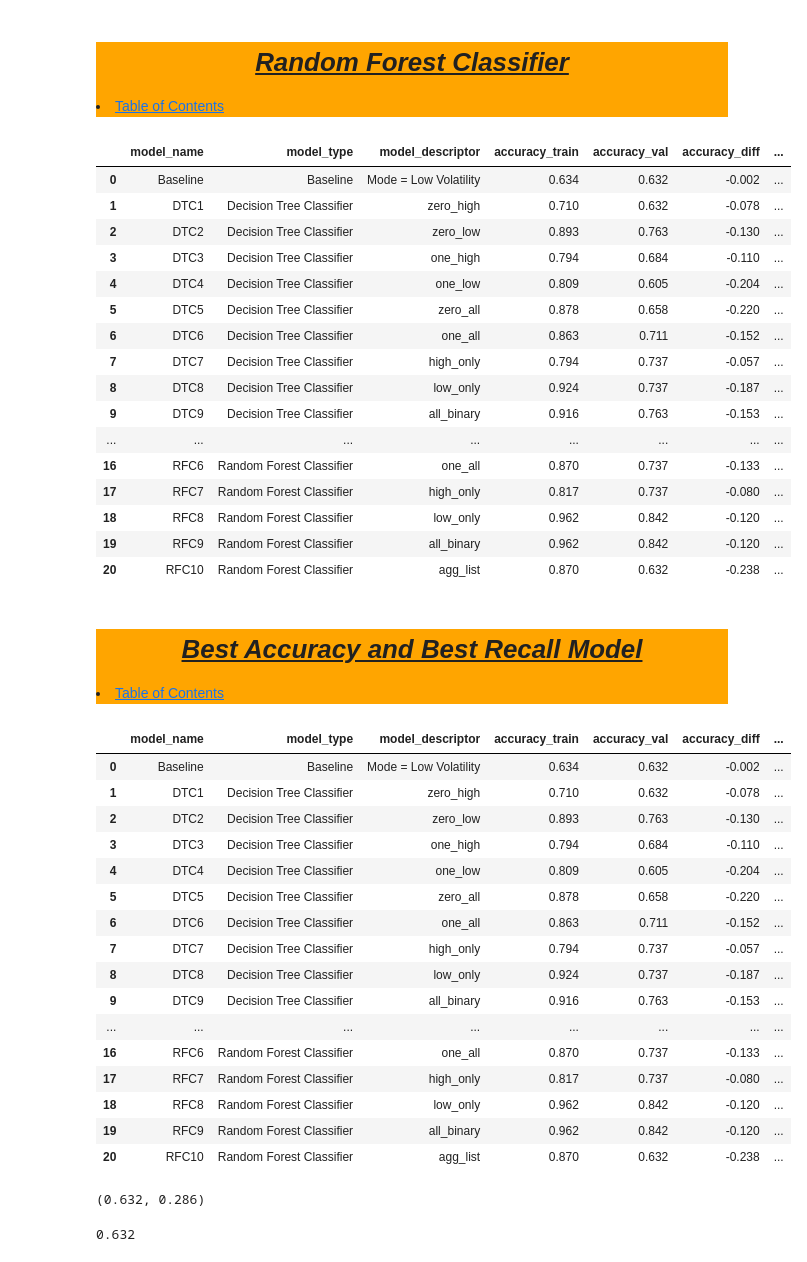
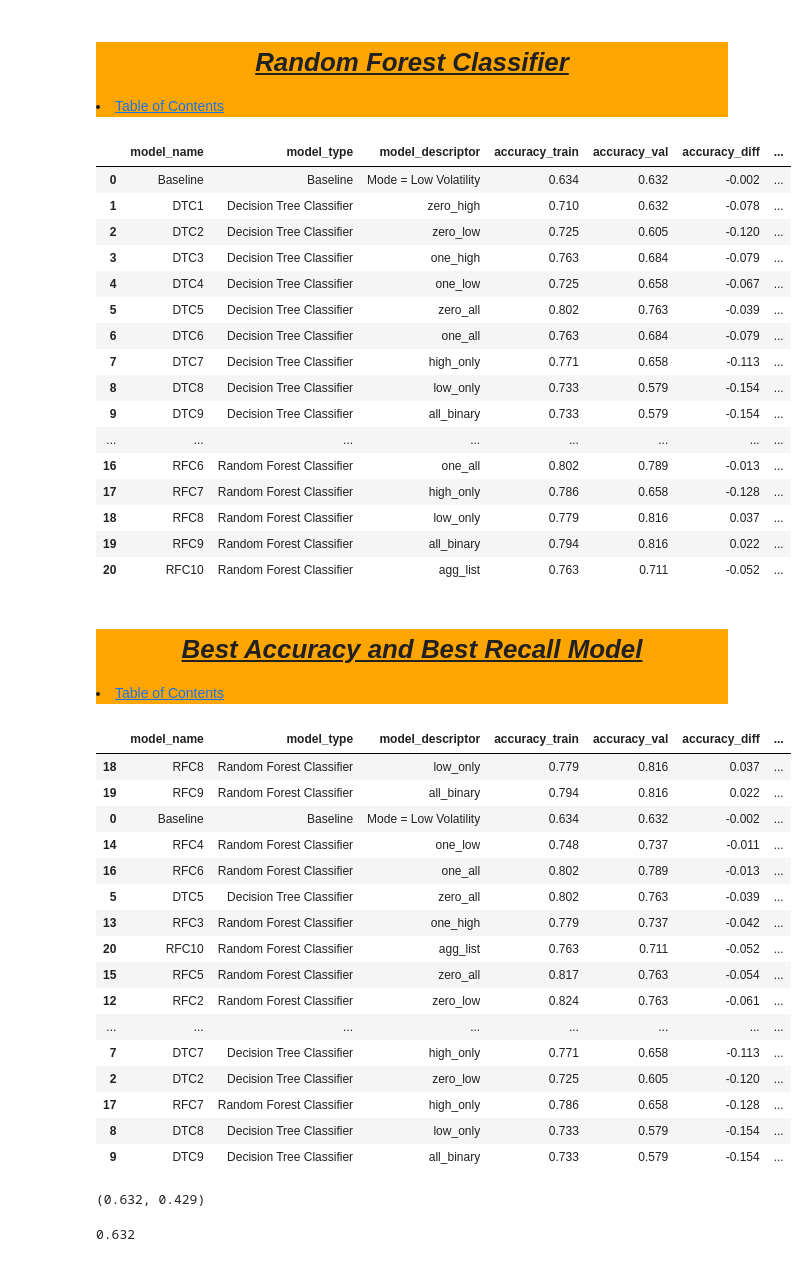
Before and after one commit to Jared-Wood135/mass-shooters-project, a Jupyter notebook: model.ipynb, the cells around one changed output. Cells and saved outputs as stored; diff of their text form; code cells hidden in the pictures.

```diff
--- a/model.ipynb
+++ b/model.ipynb
@@ -240,7 +240,7 @@ dictionary_list = {
 # on all lists generated
 n = 0
 for list in dictionary_list:
-    dtc = DTC(max_depth=5, random_state=1349)
+    dtc = DTC(max_depth=3, random_state=1349, ccp_alpha=0.02)
     dtc.fit(train[dictionary_list[list]], train.shooter_volatility)
     train_preds = dtc.predict(train[dictionary_list[list]])
     val_preds = dtc.predict(validate[dictionary_list[list]])
@@ -250,6 +250,7 @@ for list in dictionary_list:
     train_recall = round(recall_score(train.shooter_volatility, train_preds, pos_label='High Volatility'), 3)
     val_recall = round(recall_score(validate.shooter_volatility, val_preds, pos_label='High Volatility'), 3)
     recall_diff = val_recall - train_recall
+    n += 1
     models_dict['model_name'].append(f'DTC{n}')
     models_dict['model_type'].append('Decision Tree Classifier')
     models_dict['model_descriptor'].append(list)
@@ -288,7 +289,7 @@ pd.DataFrame(models_dict)
 # on all lists generated
 n = 0
 for list in dictionary_list:
-    rfc = RFC(max_depth=5, random_state=1349)
+    rfc = RFC(max_depth=3, random_state=1349, ccp_alpha=0.02)
     rfc.fit(train[dictionary_list[list]], train.shooter_volatility)
     train_preds = rfc.predict(train[dictionary_list[list]])
     val_preds = rfc.predict(validate[dictionary_list[list]])
@@ -316,20 +317,20 @@ pd.DataFrame(models_dict)
 |  | model_name | model_type | model_descriptor | accuracy_train | accuracy_val | accuracy_diff | ... |
 | 0 | Baseline | Baseline | Mode = Low Volatility | 0.634 | 0.632 | -0.002 | ... |
 | 1 | DTC1 | Decision Tree Classifier | zero_high | 0.710 | 0.632 | -0.078 | ... |
-| 2 | DTC2 | Decision Tree Classifier | zero_low | 0.893 | 0.763 | -0.130 | ... |
-| 3 | DTC3 | Decision Tree Classifier | one_high | 0.794 | 0.684 | -0.110 | ... |
-| 4 | DTC4 | Decision Tree Classifier | one_low | 0.809 | 0.605 | -0.204 | ... |
-| 5 | DTC5 | Decision Tree Classifier | zero_all | 0.878 | 0.658 | -0.220 | ... |
-| 6 | DTC6 | Decision Tree Classifier | one_all | 0.863 | 0.711 | -0.152 | ... |
-| 7 | DTC7 | Decision Tree Classifier | high_only | 0.794 | 0.737 | -0.057 | ... |
-| 8 | DTC8 | Decision Tree Classifier | low_only | 0.924 | 0.737 | -0.187 | ... |
-| 9 | DTC9 | Decision Tree Classifier | all_binary | 0.916 | 0.763 | -0.153 | ... |
+| 2 | DTC2 | Decision Tree Classifier | zero_low | 0.725 | 0.605 | -0.120 | ... |
+| 3 | DTC3 | Decision Tree Classifier | one_high | 0.763 | 0.684 | -0.079 | ... |
+| 4 | DTC4 | Decision Tree Classifier | one_low | 0.725 | 0.658 | -0.067 | ... |
+| 5 | DTC5 | Decision Tree Classifier | zero_all | 0.802 | 0.763 | -0.039 | ... |
+| 6 | DTC6 | Decision Tree Classifier | one_all | 0.763 | 0.684 | -0.079 | ... |
+| 7 | DTC7 | Decision Tree Classifier | high_only | 0.771 | 0.658 | -0.113 | ... |
+| 8 | DTC8 | Decision Tree Classifier | low_only | 0.733 | 0.579 | -0.154 | ... |
+| 9 | DTC9 | Decision Tree Classifier | all_binary | 0.733 | 0.579 | -0.154 | ... |
 | ... | ... | ... | ... | ... | ... | ... | ... |
-| 16 | RFC6 | Random Forest Classifier | one_all | 0.870 | 0.737 | -0.133 | ... |
-| 17 | RFC7 | Random Forest Classifier | high_only | 0.817 | 0.737 | -0.080 | ... |
-| 18 | RFC8 | Random Forest Classifier | low_only | 0.962 | 0.842 | -0.120 | ... |
-| 19 | RFC9 | Random Forest Classifier | all_binary | 0.962 | 0.842 | -0.120 | ... |
-| 20 | RFC10 | Random Forest Classifier | agg_list | 0.870 | 0.632 | -0.238 | ... |
+| 16 | RFC6 | Random Forest Classifier | one_all | 0.802 | 0.789 | -0.013 | ... |
+| 17 | RFC7 | Random Forest Classifier | high_only | 0.786 | 0.658 | -0.128 | ... |
+| 18 | RFC8 | Random Forest Classifier | low_only | 0.779 | 0.816 | 0.037 | ... |
+| 19 | RFC9 | Random Forest Classifier | all_binary | 0.794 | 0.816 | 0.022 | ... |
+| 20 | RFC10 | Random Forest Classifier | agg_list | 0.763 | 0.711 | -0.052 | ... |
 # %% [markdown]
 <div style='background-color: orange'>
 <a id='best'></a>
@@ -340,35 +341,35 @@ pd.DataFrame(models_dict)
 # %%
 # Determine best model as well as explainability (RFC6)
 models = pd.DataFrame(models_dict)
-models
+models.sort_values(by='accuracy_diff', ascending=False)
 # %% [output]
 |  | model_name | model_type | model_descriptor | accuracy_train | accuracy_val | accuracy_diff | ... |
+| 18 | RFC8 | Random Forest Classifier | low_only | 0.779 | 0.816 | 0.037 | ... |
+| 19 | RFC9 | Random Forest Classifier | all_binary | 0.794 | 0.816 | 0.022 | ... |
 | 0 | Baseline | Baseline | Mode = Low Volatility | 0.634 | 0.632 | -0.002 | ... |
-| 1 | DTC1 | Decision Tree Classifier | zero_high | 0.710 | 0.632 | -0.078 | ... |
-| 2 | DTC2 | Decision Tree Classifier | zero_low | 0.893 | 0.763 | -0.130 | ... |
-| 3 | DTC3 | Decision Tree Classifier | one_high | 0.794 | 0.684 | -0.110 | ... |
-| 4 | DTC4 | Decision Tree Classifier | one_low | 0.809 | 0.605 | -0.204 | ... |
-| 5 | DTC5 | Decision Tree Classifier | zero_all | 0.878 | 0.658 | -0.220 | ... |
-| 6 | DTC6 | Decision Tree Classifier | one_all | 0.863 | 0.711 | -0.152 | ... |
-| 7 | DTC7 | Decision Tree Classifier | high_only | 0.794 | 0.737 | -0.057 | ... |
-| 8 | DTC8 | Decision Tree Classifier | low_only | 0.924 | 0.737 | -0.187 | ... |
-| 9 | DTC9 | Decision Tree Classifier | all_binary | 0.916 | 0.763 | -0.153 | ... |
+| 14 | RFC4 | Random Forest Classifier | one_low | 0.748 | 0.737 | -0.011 | ... |
+| 16 | RFC6 | Random Forest Classifier | one_all | 0.802 | 0.789 | -0.013 | ... |
+| 5 | DTC5 | Decision Tree Classifier | zero_all | 0.802 | 0.763 | -0.039 | ... |
+| 13 | RFC3 | Random Forest Classifier | one_high | 0.779 | 0.737 | -0.042 | ... |
+| 20 | RFC10 | Random Forest Classifier | agg_list | 0.763 | 0.711 | -0.052 | ... |
+| 15 | RFC5 | Random Forest Classifier | zero_all | 0.817 | 0.763 | -0.054 | ... |
+| 12 | RFC2 | Random Forest Classifier | zero_low | 0.824 | 0.763 | -0.061 | ... |
 | ... | ... | ... | ... | ... | ... | ... | ... |
-| 16 | RFC6 | Random Forest Classifier | one_all | 0.870 | 0.737 | -0.133 | ... |
-| 17 | RFC7 | Random Forest Classifier | high_only | 0.817 | 0.737 | -0.080 | ... |
-| 18 | RFC8 | Random Forest Classifier | low_only | 0.962 | 0.842 | -0.120 | ... |
-| 19 | RFC9 | Random Forest Classifier | all_binary | 0.962 | 0.842 | -0.120 | ... |
-| 20 | RFC10 | Random Forest Classifier | agg_list | 0.870 | 0.632 | -0.238 | ... |
+| 7 | DTC7 | Decision Tree Classifier | high_only | 0.771 | 0.658 | -0.113 | ... |
+| 2 | DTC2 | Decision Tree Classifier | zero_low | 0.725 | 0.605 | -0.120 | ... |
+| 17 | RFC7 | Random Forest Classifier | high_only | 0.786 | 0.658 | -0.128 | ... |
+| 8 | DTC8 | Decision Tree Classifier | low_only | 0.733 | 0.579 | -0.154 | ... |
+| 9 | DTC9 | Decision Tree Classifier | all_binary | 0.733 | 0.579 | -0.154 | ... |
 # %%
-# Get Model Score (RFC6)
-rfc = RFC(max_depth=5, random_state=1349)
-rfc.fit(train[one_all], train.shooter_volatility)
-preds = rfc.predict(test[one_all])
+# Get Model Score (DTC6)
+dtc = DTC(max_depth=3, random_state=1349, ccp_alpha=0.02)
+dtc.fit(train[one_all], train.shooter_volatility)
+preds = dtc.predict(test[one_all])
 acc = round(accuracy_score(test.shooter_volatility, preds), 3)
 recall = round(recall_score(test.shooter_volatility, preds, pos_label='High Volatility'), 3)
 acc, recall
 # %% [output]
-(0.632, 0.286)
+(0.632, 0.429)
 # %%
 # Get Baseline scores
 round((test.shooter_volatility == 'Low Volatility').sum() / test.shape[0], 3)
```
Also changed, not shown: parts of 2 cells of this notebook.
